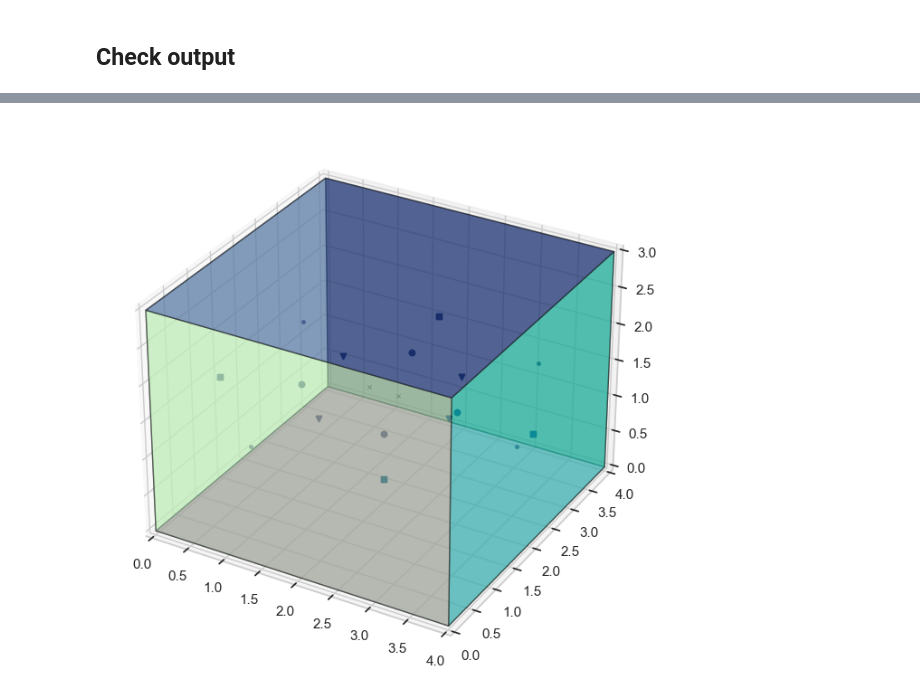
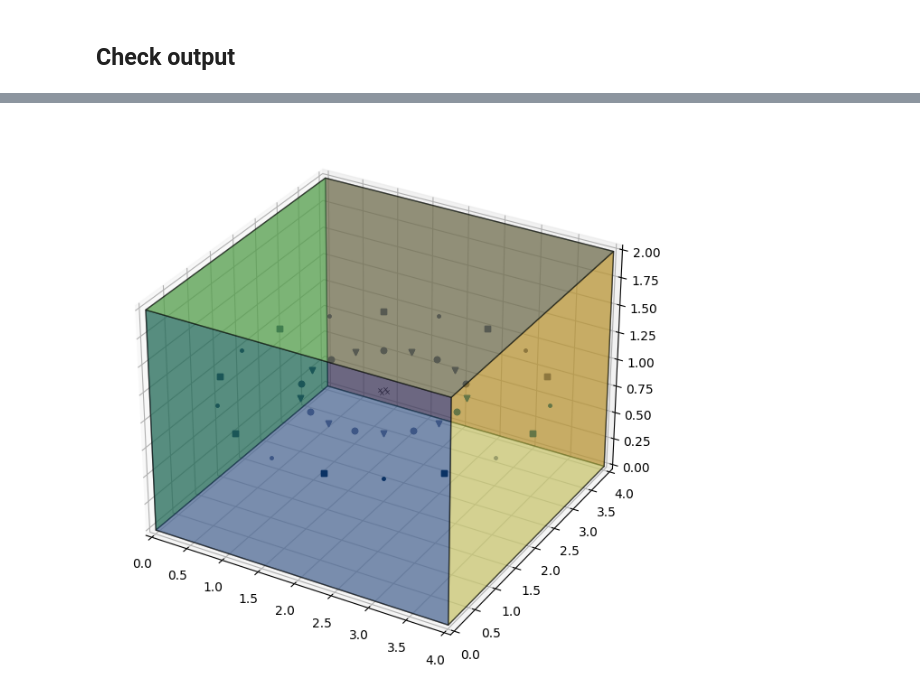
Before and after one commit to AlexandraPosta/sound-localization, a Jupyter notebook: notebooks/SimulateData.ipynb, the cells around one changed output, grey strips where cells are left out. Cells and saved outputs as stored; diff of their text form; code cells hidden in the pictures.

Commit message:
test multiple microphones (#11)

```diff
--- a/notebooks/SimulateData.ipynb
+++ b/notebooks/SimulateData.ipynb
@@ -55,21 +54,30 @@ MIC_COMBS = len(list(combinations(range(MICS_NUMBER), 2)))
 # %% [markdown]
 ## Definition for rooms, microphones and sources
 # %%
-def create_simulation_room(room_dim=[4, 4, 3], mic_pos=[2, 2, 1.5], room_fs=16000):
+def create_simulation_room(room_dim=[4, 4, 2], mic_pos=[2, 2, 1], room_fs=16000, noise=0):
     # Initialize room
-    room = pra.ShoeBox(room_dim, fs=room_fs)
+    room = pra.ShoeBox(room_dim, fs=room_fs, max_order=3, ray_tracing=True, sigma2_awgn=noise)
     w = room_dim[0]
     l = room_dim[1]
     h = room_dim[2]
 
+    # Radius constant
+    mic_radius = 0.045
+
+    # Generate the microphone array
+    mic_array_2D = pra.circular_2D_array(center=[w/2, l/2], M=MICS_NUMBER, phi0=0, radius=mic_radius)
+    mic_array_3D = np.concatenate((mic_array_2D, np.ones((1, MICS_NUMBER)) * h/2), axis=0)
+
     # Generate the microphones
-    mic_loc = np.c_[[w/2+0.2, l/2, h/2],[w/2-0.2, l/2, h/2]]
-    room.add_microphone_array(mic_loc)
+    #mic_loc = np.c_[[w/2+0.2, l/2, 0],[w/2-0.2, l/2, 0]]
+    #room.add_microphone_array(mic_loc)
+
+    room.add_microphone_array(mic_array_3D)
 
     return room
 
 
-def create_sound_sources(room_dim=[4, 4, 3], resolution=RESOLUTION):
+def create_sound_sources(room_dim=[4, 4, 2], resolution=RESOLUTION):
     # Specify angle in distance ranges
     angle_range = range(0, 360, resolution)
     dist_range = [1., 2.]
@@ -85,7 +93,7 @@ def create_sound_sources(room_dim=[4, 4, 3], resolution=RESOLUTION):
     return sources
 
 
-def simulate_room(audio_file, subset, room_type='small', mic_pos=[2, 2, 1.5], label_res=20):
+def simulate_room(audio_file, subset, room_type='small', mic_pos=[2, 2, 0], label_res=20):
     file_name = os.path.basename(audio_file).split('.')[0]
 
     # Read the audio file
@@ -100,6 +108,10 @@ def simulate_room(audio_file, subset, room_type='small', mic_pos=[2, 2, 1.5], la
     # Create all sound sources
     sources = create_sound_sources(room_dim)
 
+    # Generate noise
+    snr_db = 25.                                                    # signal-to-noise ratio
+    noise = 10**(-snr_db / 10) / (4. * np.pi * 1.)**2               # noise variance set at 1m
+
     # Simulate every sound source that was created before
     for angle, sources in sources.items():
         if angle % label_res == 0:
@@ -110,7 +122,7 @@ def simulate_room(audio_file, subset, room_type='small', mic_pos=[2, 2, 1.5], la
         wav_signals = defaultdict(list)
 
         for dist, height, source in sources:
-            room = create_simulation_room(room_dim=room_dim, mic_pos=mic_pos, room_fs=fs)
+            room = create_simulation_room(room_dim=room_dim, mic_pos=mic_pos, room_fs=fs, noise=noise)
             room.add_source(source, signal=audio, delay=0.0)
             room.simulate()
 
@@ -124,7 +136,7 @@ def simulate_room(audio_file, subset, room_type='small', mic_pos=[2, 2, 1.5], la
         # Save WAV files containing 2 channel data for all distances at given angle
         for dist in wav_signals:
             save_name = f'{subset}_angle_{angle}_dist_{int(dist*100)}_room_{room_type}_{file_name}.wav'
-            wavfile.write(f'{AUDIO_PATH}/{save_name}', fs, np.array(wav_signals[dist]))
+            wavfile.write(f'{AUDIO_PATH}/{save_name}', 16000, np.array(wav_signals[dist]))
 
         if angle % label_res == label_res - 1:
             print(' Done.')
@@ -191,24 +204,22 @@ plt.show()
 # %%
 room_dim = ROOMS['small']
 
 room = create_simulation_room(room_dim, mic_pos=room_dim / 2)
 sources = create_sound_sources(room_dim)
 
-def plot_room(room, sources):
-    fs, audio = wavfile.read("C:\\Users\\Alex\\source\\repos\\Data\\Sound\\arctic_a0010.wav")
-
+def plot_room(room, sources, signal):
     # Add every single source to the room
     for angle, sources in sources.items():
         for _, _, source in sources:
-            room.add_source(source, signal=audio, delay=0.5)
+            room.add_source(source, signal=signal, delay=0.5)
 
     # Plot the room
     fig, ax = room.plot()
     fig.set_size_inches(6, 6)
     ax.set_xlim([0, room_dim[0]])
     ax.set_ylim([0, room_dim[1]])
     ax.set_zlim([0, room_dim[2]])
 
-plot_room(room, sources)
+plot_room(room, sources, sound_files)
 # %% [output]
-[figure, old version]
+[figure, new version]
```
Also changed, not shown: parts of 4 cells of this notebook, 8 other files.
